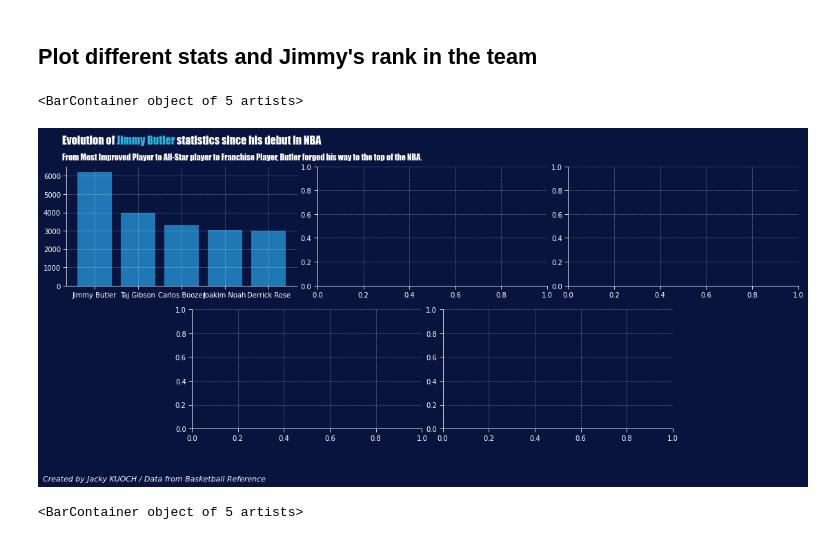
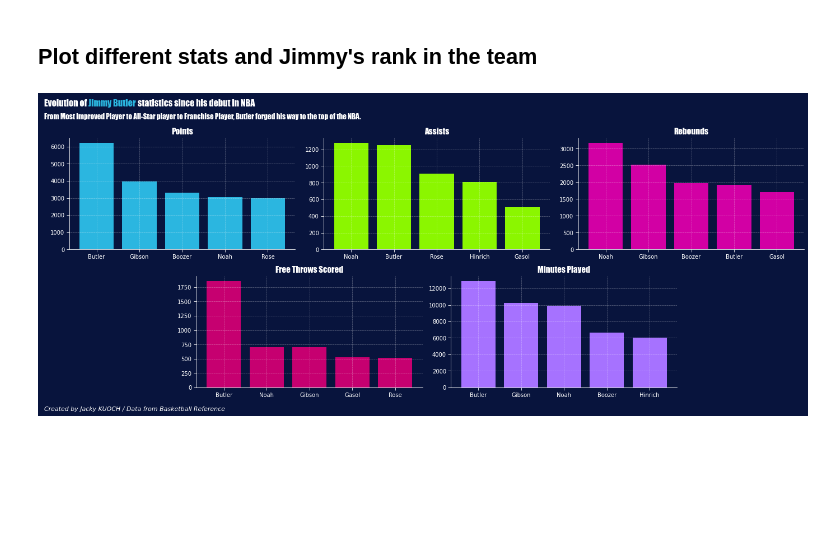
Before and after one commit to JackyKch/JimmyButler, a Jupyter notebook: coding/team_importance.ipynb, the cells around one changed output. Drawn from its saved outputs; the diff is of its cells as text; code cells hidden in the pictures; blank space fills up the shorter version.

Commit message:
Collect data to create importance of JB plot

```diff
--- a/coding/team_importance.ipynb
+++ b/coding/team_importance.ipynb
@@ -34,3 +34,6 @@ df.head()
 | 3 | 4 | Ronnie Brewer | 26 | 66 | 43 | 1635 | 190 | 445 | 0.427 | 19 | ... | ... |
 | 4 | 5 | Kyle Korver | 30 | 65 | 7 | 1469 | 178 | 412 | 0.432 | 118 | ... | ... |
 5 rows × 28 columns
+# %%
+#df.loc[df['Player'].str.split().str.len() == 2, 'Player'] = df['Player'].str.split().str[-1]
+df['Player']= df['Player'].str.split().str[-1]
@@ -37,2 +46,2 @@ df.head()
 # %%
-df = df[['Player','FG', 'FT', 'FTA', 'TRB', 'AST', 'STL', 'BLK', 'PTS']]
+df = df[['Player','FG', 'MP', 'FT', 'FTA', 'TRB', 'AST', 'STL', 'BLK', 'PTS']]
@@ -56,6 +49,12 @@ df
 df = df.groupby(['Player']).sum().reset_index()
 # %% [markdown]
 ## Plot different stats and Jimmy's rank in the team
+# %%
+points = df.sort_values(by=['PTS'], ascending=False).head(5)
+assists = df.sort_values(by=['AST'], ascending=False).head(5)
+rebounds = df.sort_values(by=['TRB'], ascending=False).head(5)
+minutes = df.sort_values(by=['MP'], ascending=False).head(5)
+freethrows = df.sort_values(by=['FT'], ascending=False).head(5)
 # %%
 # Create subplots
 fig,axs = plt.subplots(2,3,figsize = (19,7))
@@ -97,36 +96,51 @@ ax1.spines['top'].set_visible(False)
 ax1.spines['right'].set_visible(False)
 ax1.spines['left'].set_color("w")
 
 ## Second plot
 ax2.spines['bottom'].set_color("w")
 ax2.spines['top'].set_visible(False)
 ax2.spines['right'].set_visible(False)
 ax2.spines['left'].set_color("w")
 
 ## Third plot
 ax3.spines['bottom'].set_color("w")
 ax3.spines['top'].set_visible(False)
 ax3.spines['right'].set_visible(False)
 ax3.spines['left'].set_color("w")
 
 ## Fourth plot
 ax4.spines['bottom'].set_color("w")
 ax4.spines['top'].set_visible(False)
 ax4.spines['right'].set_visible(False)
 ax4.spines['left'].set_color("w")
 
 ## Fith plot
 ax5.spines['bottom'].set_color("w")
 ax5.spines['top'].set_visible(False)
 ax5.spines['right'].set_visible(False)
 ax5.spines['left'].set_color("w")
 
 # Title and credits
-fig_text(0.12,0.97, s="Evolution of <Jimmy Butler> statistics since his debut in NBA\n", highlight_textprops=[{"color": '#2bb6e0'}], fontsize = 16, fontweight = "bold", color = "w", **hfont)
-fig.text(0.12,0.9, "From Most Improved Player to All-Star player to Franchise Player, Butler forged his way to the top of the NBA.", fontsize = 12, fontweight="light", color = "w", **hfont)
-fig.text(0.1, -0.025, "Created by Jacky KUOCH / Data from Basketball Reference",fontstyle="italic",fontsize=11, color="w")
+fig_text(0,1.08, s="Evolution of <Jimmy Butler> statistics since his debut in NBA\n", highlight_textprops=[{"color": '#2bb6e0'}], fontsize = 16, fontweight = "bold", color = "w", **hfont)
+fig.text(0,1.01, "From Most Improved Player to All-Star player to Franchise Player, Butler forged his way to the top of the NBA.", fontsize = 13, fontweight="light", color = "w", **hfont)
+fig.text(0, -0.025, "Created by Jacky KUOCH / Data from Basketball Reference",fontstyle="italic",fontsize=11, color="w")
 
-ax1.bar(points['Player'], points['PTS'])
+# Plot bar charts of stats
+ax1.bar(points['Player'], points['PTS'], zorder=0, color="#2bb6e0")
+ax2.bar(assists['Player'], assists['AST'], zorder=0, color="#8BF600")
+ax3.bar(rebounds['Player'], rebounds['TRB'], zorder=0, color="#D200A4")
+ax4.bar(freethrows['Player'], freethrows['FT'],zorder=0, color="#C60070")
+ax5.bar(minutes['Player'], minutes['MP'],zorder=0, color="#A672FF")
+
+# Axes Label
+## First plot
+ax1.set_title("Points", color="w", fontsize=15 , **hfont)
+ax2.set_title("Assists", color="w", fontsize=15 , **hfont)
+ax3.set_title("Rebounds", color="w", fontsize=15 , **hfont)
+ax4.set_title("Free Throws Scored", color="w", fontsize=15 , **hfont)
+ax5.set_title("Minutes Played", color="w", fontsize=15 , **hfont)
+
+
+fig.tight_layout()
 # %% [output]
-<BarContainer object of 5 artists>
-[figure, old version]
+[figure, new version]
@@ -139,4 +146,0 @@ freethrows = df.sort_values(by=['FT'], ascending=False).head(5)
-# %%
-ax1.bar(points['PTS'],points['Player'])
-# %% [output]
-<BarContainer object of 5 artists>
```
Also changed, not shown: parts of 4 cells of this notebook.
